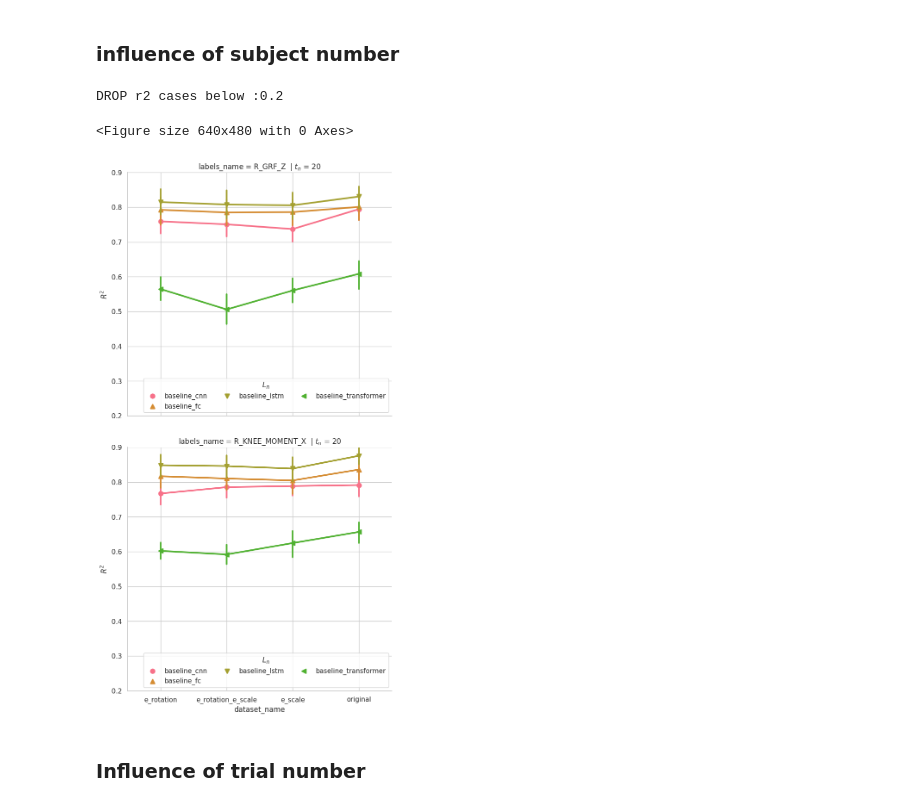
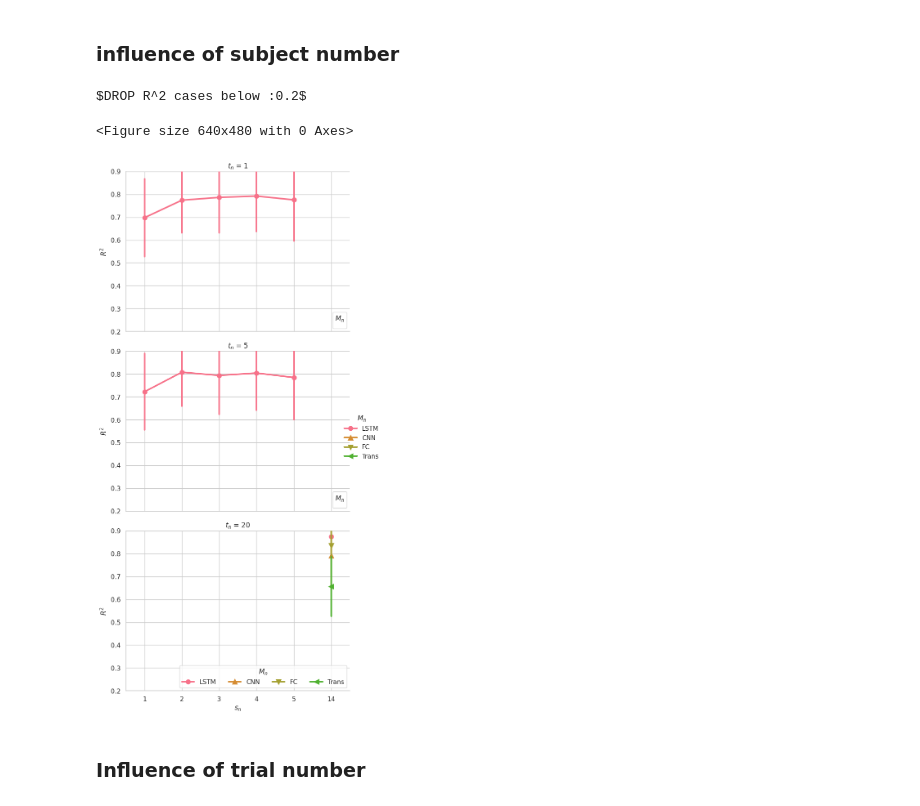
Before and after one commit to sunzhon/transfer_learning_for_droplanding, a Jupyter notebook: jupyter-lab/P6_figure_results_v3.ipynb, the cells around one changed output. Drawn from its saved outputs; the diff is of its cells as text; code cells hidden in the pictures.

```diff
--- a/jupyter-lab/P6_figure_results_v3.ipynb
+++ b/jupyter-lab/P6_figure_results_v3.ipynb
@@ -39,13 +39,15 @@ logging.basicConfig(level=logging.ERROR)
 # %%
 # 1) load result path list
 result_folders_name = read_result_folder_file("all_result_folders.txt")
+#result_folders_name = read_result_folder_file("comparison_aug_methods.txt")
 #result_folders = read_result_folder_file("da_e_rotation.txt")
 #print(result_folders_name)
-result_count_files = [os.path.join(RESULTS_PATH, "training_testing", result_folder,"testing_result_folders.txt")
+
+results_folders_count_files = [os.path.join(RESULTS_PATH, "training_testing", result_folder,"testing_result_folders.txt")
                                    for result_folder in result_folders_name]
 
 # 2) get testing metrics
-metrics_files = [os.path.join(os.path.dirname(folder), "metrics.csv") if(os.path.exists(os.path.join(os.path.dirname(folder), "metrics.csv"))) else folder for folder in result_count_files]
+metrics_files = [os.path.join(os.path.dirname(count_file_path), "metrics.csv") if(os.path.exists(os.path.join(os.path.dirname(count_file_path), "metrics.csv"))) else count_file_path for count_file_path in results_folders_count_files]
 #print(combination_investigation_results)
 
 # 3) collected or read or load metrics
@@ -54,7 +56,8 @@ if True:
     raw_metrics = get_list_investigation_metrics(metrics_files)
     # save the new metrics
     #raw_metrics = pd.to_csv('./raw_metrics.csv')
-    raw_metrics.to_hdf('./hdf_raw_metrics.csv',"metrics")
+    raw_metrics.to_hdf('./hdf_raw_metrics.hdf5',"metrics")
 else:
     # load old metrics
-    raw_metrics = pd.read_csv('./raw_metrics.csv')
+    #raw_metrics = pd.read_csv('./raw_metrics.csv')
+    raw_metrics = pd.read_hdf('./hdf_raw_metrics.csv')
@@ -87,21 +88,27 @@ drwxrwxr-x 2 user user       193 Dec  5 11:57 .ipynb_checkpoints
 Plot the points to show the influence of the subjects
 
 '''
-def p6_plot_subject_influence(data, rename_dict={},config={},filters={},figwidth=7,figheight=14):
+def p6_plot_subject_influence(metrics, rename_dict={},config={},filters={},figwidth=7,figheight=14):
     # theme
     sns.set(font_scale=1.0,style='whitegrid')
     sns.despine()
     states_palette = sns.color_palette()
 
-    metrics = copy.deepcopy(data)
+    # rename column name:
+    if(rename_dict not in [{},None]):
+        metrics = metrics.rename(columns=rename_dict)
+    #metrics['LSTM layer number']= metrics['LSTM layer number'].astype(int)
+
+
+
     # filter metrics
     if filters!={}:
         metrics = filter_metrics(metrics,**filters)
 
-    # rename column name:
-    if(rename_dict not in [{},None]):
-        metrics = metrics.rename(columns=rename_dict)
-    #metrics['LSTM layer number']= metrics['LSTM layer number'].astype(int)
+    # rename elements
+    metrics = metrics.replace({'original':'MD','e_scale':'PTD','e_rotation':'OTD','e_rotation_e_scale':'CTD'})
+    metrics = metrics.replace({'baseline_fc':'FC','baseline_cnn':'CNN','baseline_lstm':'LSTM','baseline_transformer':'Trans'})
+    metrics = metrics.replace({'R_GRF_Z ':'vGRF','R_KNEE_MOMENT_X ':'KEM'})
 
     # plot
     g = sns.catplot(data=metrics, **config)
@@ -111,48 +118,45 @@ def p6_plot_subject_influence(data, rename_dict={},config={},filters={},figwidth
         axes[idx,0].xaxis.grid(True)
         axes[idx,0].yaxis.grid(True)
         #axes[idx,0].set_title('Trial number = {}'.format((idx+1)*5))
-        axes[idx,0].legend(title=r'$L_n$',loc='lower right',ncol=3)
+        axes[idx,0].legend(title=r'$M_n$',loc='lower right',ncol=4)
         axes[idx,0].set_ylim([0.2,0.9])
 
 
     # set figure size
     g.fig.set_figwidth(figwidth)
     g.fig.set_figheight(figheight)
 
     # save figure
     fig_path=os.path.join(RESULTS_PATH, "visualization/P6/")
     #fig_path=os.path.join("./","visualization/P6/Fig_results_baseline_heatmap.svg")
 
-    save_figure("./",fig_format='svg')
+    #save_figure("./",fig_format='svg')
     #save_figure(os.path.dirname(combination_investigation_metrics[0]),fig_format=save_format)
 
 
-rename_dict = {'train_sub_num':r'$s_n$', 'tre_trial_num':r'$t_n$','feature_layer_num':r'$L_n$','r2':r"$R^2$"}
+rename_dict = {'train_sub_num':r'$s_n$', 'tre_trial_num':r'$t_n$','feature_layer_num':r'$L_n$','r2':r"$R^2$", 'dataset_name': r"$D_n$", "model_name": r"$M_n$", "labels_name": "V"}
 plot_config={
     'y': r'$R^2$',
-    #'x': r'$s_n$',
-    'x':r'dataset_name',
+    'x': r'$s_n$',
     'kind': 'point',
     'height': 4,
     'aspect': 2,
     'sharey': True,
-    #'hue': r'$L_n$',
-    "hue":r"model_name",
-    'row': 'labels_name',
-    'col': r'$t_n$',
-    #'col_wrap': 1,
+    "hue":r"$M_n$",
+    'row': r'$t_n$',
+    #'row_warp': 1,
     'color':'0.5', # for bar
     "palette": sns.color_palette("husl", 9), # for hue,
     "errorbar":'sd',
     "markers":['o',"^","v","<",">","s","D","d"],
-    'legend':False
+    #'legend':False
 }
-filters={"drop_value":0.2}
+filters={"drop_value":0.2,"$t_n$":[1,5,10,15,20,25], "$D_n$":"original","V": "R_KNEE_MOMENT_X "}
 p6_plot_subject_influence(raw_metrics, rename_dict, plot_config, filters=filters)
 # %% [output]
-DROP r2 cases below :0.2
+$DROP R^2 cases below :0.2$
 <Figure size 640x480 with 0 Axes>
-[figure, old version]
+[figure, new version]
 # %% [markdown]
 ### Influence of trial number
 # %%
```
Also changed, not shown: parts of 11 cells of this notebook, 2 other files.
